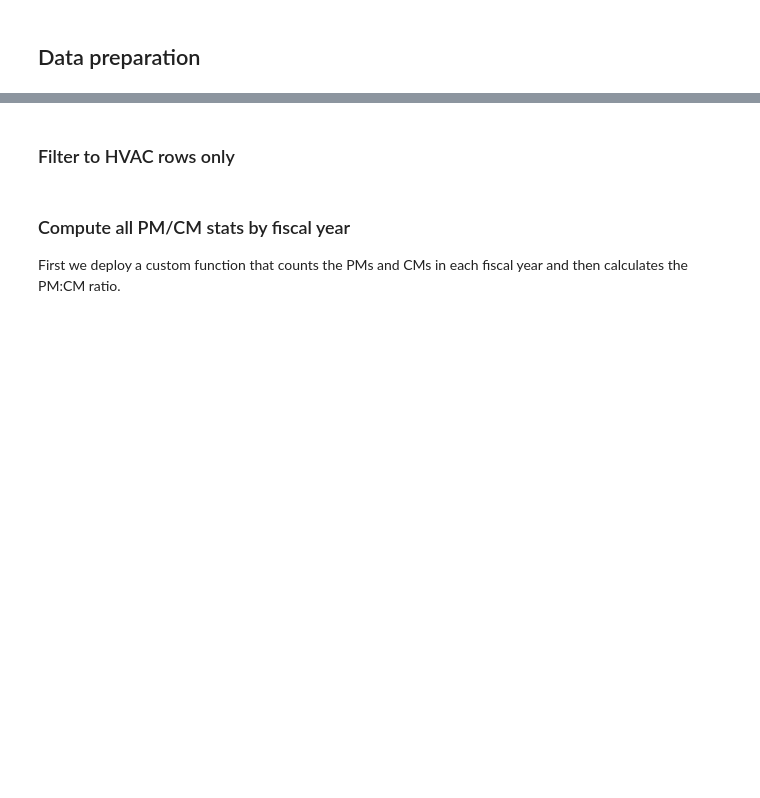
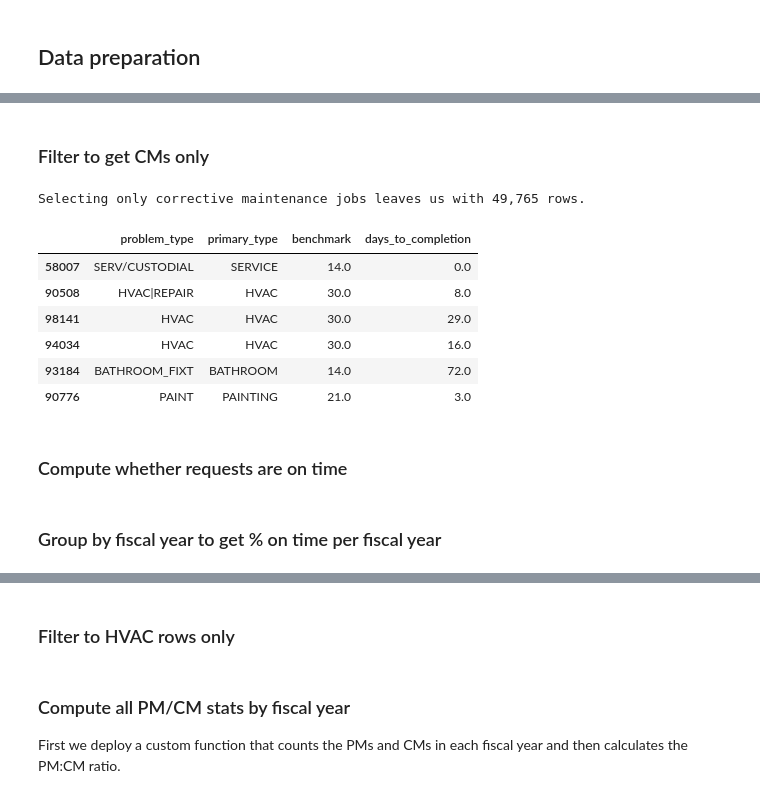
Before and after one commit to department-of-general-services/KPI_central, a Jupyter notebook: FMD_scorecard.ipynb, the cells around one changed output, grey strips where cells are left out. Cells and saved outputs as stored; diff of their text form; code cells hidden in the pictures; blank space fills up the shorter version.

```diff
--- a/FMD_scorecard.ipynb
+++ b/FMD_scorecard.ipynb
@@ -423,0 +145,8 @@ PM_list = [
+# %%
+cond_fy = wr_fy["fiscal_year"].isin(range(2017, 2022))
+wr_valid = wr_fy[cond_fy]
+
+print(
+    f"Filtering to remove data requested before FY17 leaves us with {len(wr_valid):,} rows.",
+    f"\nWe dropped {100 * round((len(wr_fy) - len(wr_valid))/len(wr_fy), 2):}% of the data at this stage.",
+)
@@ -423,0 +159,7 @@ PM_list = [
+# %%
+wr_main = wr_valid.dropna(subset=["date_completed"])
+
+print(
+    f"Filtering to remove jobs with no data for `date_completed` drops {len(wr_valid) - len(wr_main):,} rows.",
+    f"\nWe dropped {100 * round((len(wr_valid) - len(wr_main))/len(wr_valid), 2):}% of the data at this stage.",
+)
@@ -423,0 +259,35 @@ PM_list = [
+# %% [markdown]
+### Filter to get CMs only
+# %%
+wr_cm = wr_main.copy()
+
+pm_list = [
+    "BUILDING INTERIOR INSPECTION",
+    "BUILDING PM",
+    "HVAC|PM",
+    "INSPECTION",
+    "PREVENTIVE MAINT",
+]
+
+cond_cm = ~wr_cm["problem_type"].isin(pm_list)
+wr_cm = wr_cm[cond_cm]
+
+print(
+    f"Selecting only corrective maintenance jobs leaves us with {len(wr_cm):,} rows."
+)
+# %% [output]
+Selecting only corrective maintenance jobs leaves us with 49,765 rows.
+# %%
+wr_cm.sample(6, random_state=444)[
+    ["problem_type", "primary_type", "benchmark", "days_to_completion"]
+]
+# %% [output]
+|  | problem_type | primary_type | benchmark | days_to_completion |
+| 58007 | SERV/CUSTODIAL | SERVICE | 14.0 | 0.0 |
+| 90508 | HVAC|REPAIR | HVAC | 30.0 | 8.0 |
+| 98141 | HVAC | HVAC | 30.0 | 29.0 |
+| 94034 | HVAC | HVAC | 30.0 | 16.0 |
+| 93184 | BATHROOM_FIXT | BATHROOM | 14.0 | 72.0 |
+| 90776 | PAINT | PAINTING | 21.0 | 3.0 |
+# %% [markdown]
+### Compute whether requests are on time
@@ -423,0 +299,2 @@ PM_list = [
+# %% [markdown]
+### Group by fiscal year to get % on time per fiscal year
```
Also changed, not shown: parts of 126 cells of this notebook.
